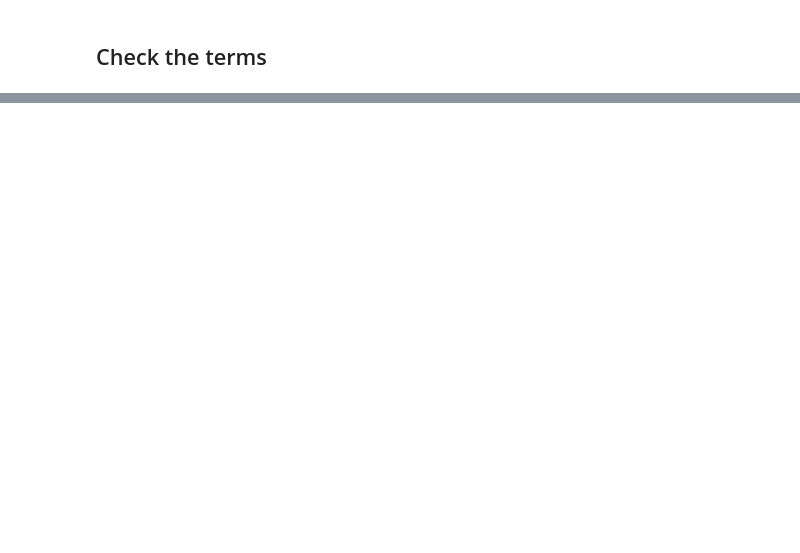
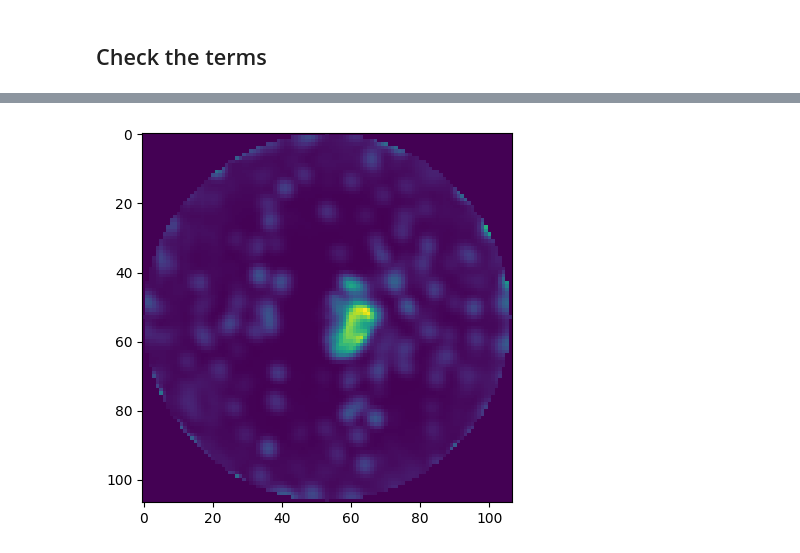
Before and after one commit to markusbonse/fours, a Jupyter notebook: notebooks/fine_tuning/03_fine_tune_with_planet.ipynb, the cells around one changed output, grey strips where cells are left out. Drawn from its saved outputs; the diff is of its cells as text; code cells hidden in the pictures; blank space fills up the shorter version.

```diff
--- a/notebooks/fine_tuning/03_fine_tune_with_planet.ipynb
+++ b/notebooks/fine_tuning/03_fine_tune_with_planet.ipynb
@@ -526,0 +532,4 @@ save_as_fits(results["Median_Residuals"], "residual_117a_with_planet_no_loss.fit
+# %%
+# transfer the data to pytorch
+science_data_X = torch.from_numpy(X_train).float()
+science_data_X = science_data_X.to(0)
@@ -526,0 +552,9 @@ save_as_fits(results["Median_Residuals"], "residual_117a_with_planet_no_loss.fit
+# %%
+# setup planet model for training
+s4_planet_model.setup_for_training(
+    all_angles=anlges_train,
+    rotation_grid_down_sample=10,
+    upload_rotation_grid=True)
+
+s4_planet_model = s4_planet_model.to(0)
+test_idx = torch.from_numpy(np.arange(science_data_X.shape[0]))
@@ -526,0 +567,68 @@ save_as_fits(results["Median_Residuals"], "residual_117a_with_planet_no_loss.fit
+# %%
+optimizer = optim.Adam(
+    [#s4_noise.betas_raw,
+     s4_planet_model.planet_model,],
+    lr=1e-3)
+# %%
+planet_signal = s4_planet_model.forward(test_idx)
+# %%
+losses_recon = []
+losses_reg = []
+
+for epoch in tqdm(range(100)):
+    optimizer.zero_grad(set_to_none=True)
+
+    # 1.) Get the current planet signal estimate
+    planet_signal = s4_planet_model.forward(test_idx)
+
+    # 2.) Get the current data without the planet
+    data_no_planet = science_data_X - planet_signal.squeeze().detach()
+
+    # 3.) Setup the normalization
+    X_mu = torch.mean(data_no_planet, axis=0)
+    X_std = torch.std(data_no_planet, axis=0)
+
+    # 3.) Setup the normalization
+    #X_mu = s4_noise.mean_frame
+    #X_std = s4_noise.std_frame
+
+    # 4.) get the current normalized data
+    X_norm = (science_data_X - X_mu) / X_std
+    planet_signal_norm = planet_signal / X_std
+
+    # 5.) reshape everything
+    planet_signal_norm = planet_signal_norm.view(
+        science_data_X.shape[0], -1)
+    science_norm_flatten = X_norm.view(
+        X_norm.shape[0], -1)
+
+    # 6.) run the forward path
+    P_hat_N = s4_noise(planet_signal_norm)
+    P_hat_N[P_hat_N>0] = 0
+
+    noise_estimate = s4_noise(science_norm_flatten) - P_hat_N
+
+    # 7.) estimate the modeled data
+    modeled_data = noise_estimate + planet_signal_norm
+
+    # 8.) Compute the loss
+    loss_recon = ((modeled_data - science_norm_flatten)**2).mean()
+    #loss_reg = (s4_noise.betas_raw**2).mean()
+
+    # 9.) Backward
+    loss = loss_recon # + loss_reg * s4_noise.lambda_reg
+    loss.backward()
+
+    optimizer.step()
+
+    # 10.) Print the loss terms
+    losses_recon.append(loss_recon.item())
+    print(loss_recon.item())
+
+    if epoch % 10 == 9:
+        # plot the planet signal
+        with torch.no_grad():
+            tmp_norm_signal = s4_planet_model.get_planet_signal() / X_std.detach()
+            plt.imshow(tmp_norm_signal.cpu().numpy()[0])
+            plt.show()
+# %% [output]
@@ -526,0 +645 @@ save_as_fits(results["Median_Residuals"], "residual_117a_with_planet_no_loss.fit
+[figure, added]
```
Also changed, not shown: parts of 40 cells of this notebook.
